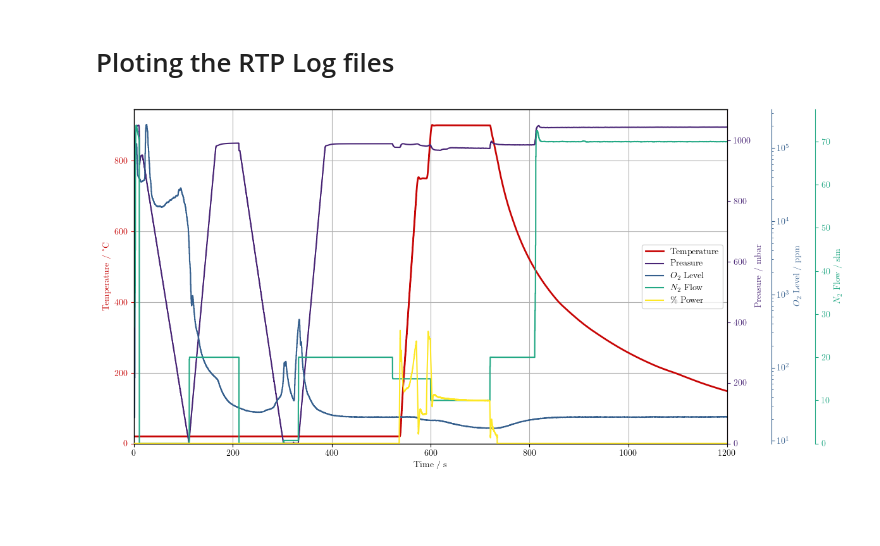
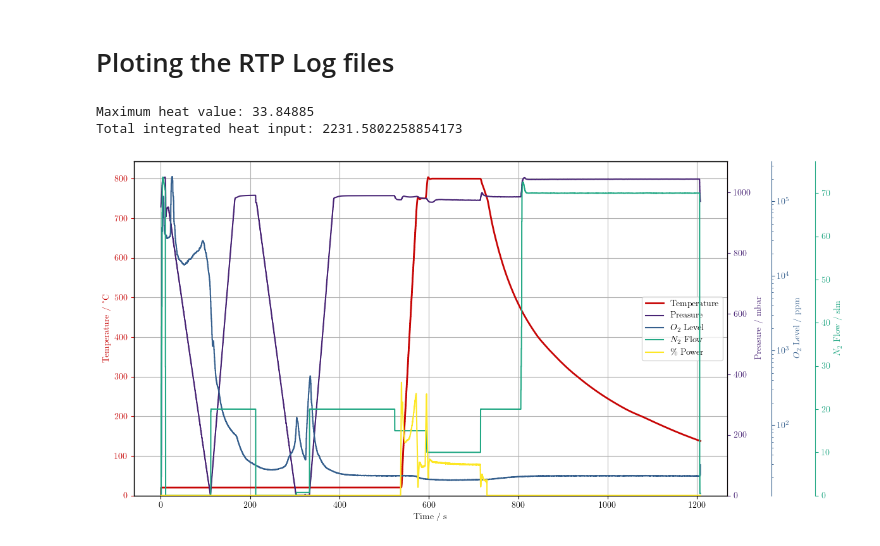
Before and after one commit to XXLutz13/Master_data, a Jupyter notebook: RTP/RTP.ipynb, the cells around one changed output. Drawn from its saved outputs; the diff is of its cells as text; code cells hidden in the pictures; blank space fills up the shorter version.

```diff
--- a/RTP/RTP.ipynb
+++ b/RTP/RTP.ipynb
@@ -18,15 +17,12 @@ plt.rcParams.update({
     "text.usetex": True                    # render text via LaTeX
 })
 # %%
-from matplotlib import legend
-
-
 def plot_RTP_data(data, file_path):
     colors =  ["#c70505"] + list(plt.cm.viridis([0.1, 0.3, 0.6, 1]))
 
     fig, ax1 = plt.subplots(figsize=(12,6))
 
-    ax1.set_xlim([0, 1200])
+    # ax1.set_xlim([0, 1200])
     ax1.set_xlabel('Time / s')
     p1, = ax1.plot(data['Timestamp'], data['T_Mdl3'], label='Temperature', color=colors[0], linewidth=2)
     ax1.set_ylim(bottom=0)
@@ -110,17 +106,29 @@ def read_RTP_data(file_path):
         data[col] = pd.to_numeric(data[col], errors="coerce")
 
     # data = data.fillna(method="ffill")
-    data = data.ffill()
+    # data = data.ffill()
+    data = data.ffill().fillna(0)
 
     # unit conversions
     data['O2 Level'] = data['O2 Level'] * 1e6
     data['Chamber_Pressure_Readout'] = data['Chamber_Pressure_Readout'] * 1.33322368421083
 
+    # rename columns form old files
+    if "Power" in data.columns:
+        data.rename(columns={"Power": "HeatValue"}, inplace=True)
+
     return data
 # %%
-file_path = r"K:\tech_stud\Hager_Lutz\VS_Code\Master_data\Data\RTP\2Box_750C_20s_900C_120s_N2_2Vac_noRot.csv"
-# file_path = r"..\Data\RTP\Process_9472_N2high_1000°C_2min.csv"
+file_path = r"K:\tech_stud\Hager_Lutz\VS_Code\Master_data\Data\RTP\2Box_750C_20s_800C_120s_N2_2Vac_noRot.csv"
+# file_path = r"K:\tech_stud\Hager_Lutz\VS_Code\Master_data\Data\RTP\Process_9472_N2high_1000°C_2min.csv"
 data = read_RTP_data(file_path=file_path)
+print(f'Maximum heat value: {data["HeatValue"].max()}')
+
+total_power_input = simpson(data['HeatValue'], data['Timestamp'])
+print(f'Total integrated heat input: {total_power_input}')
+
 plot_RTP_data(data, file_path)
 # %% [output]
+Maximum heat value: 33.84885
+Total integrated heat input: 2231.5802258854173
-[figure, old version]
+[figure, new version]
```
Also changed, not shown: parts of 1 cell of this notebook, 1 other file.
